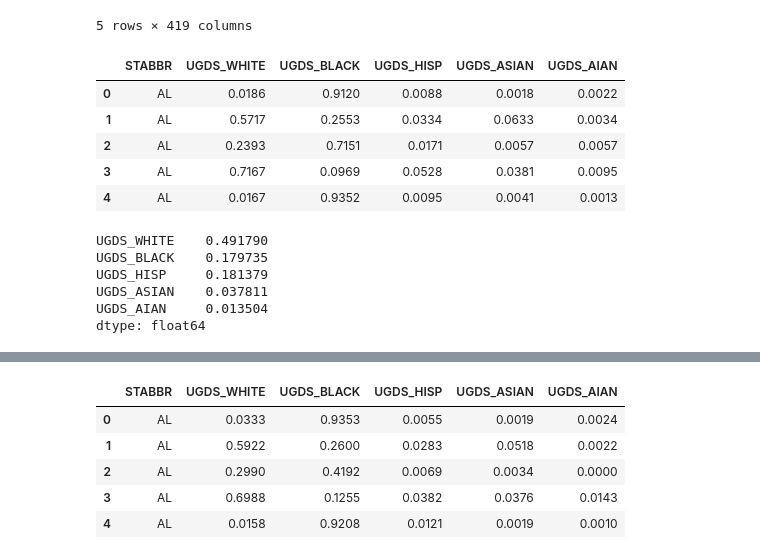
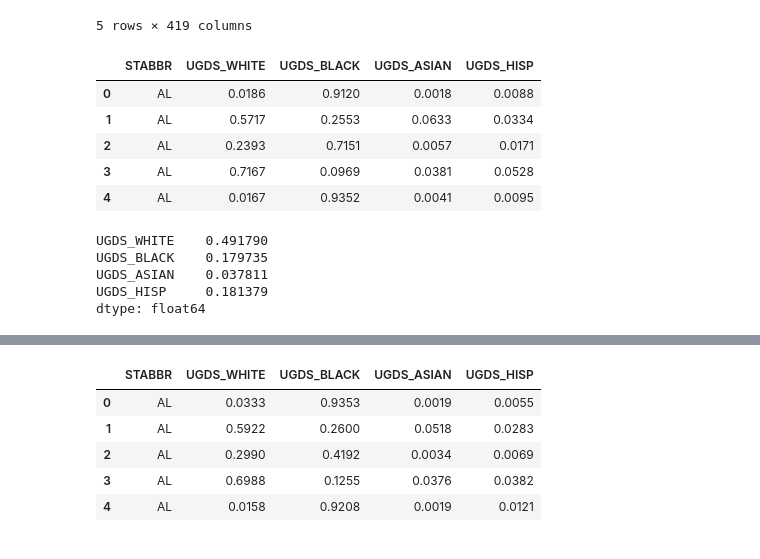
Before and after one commit to cullen-andrews/project-one, a Jupyter notebook: college_data.ipynb, the cells around one changed output, grey strips where cells are left out. Drawn from its saved outputs; the diff is of its cells as text; code cells hidden in the pictures.

```diff
--- a/college_data.ipynb
+++ b/college_data.ipynb
@@ -17,24 +19,24 @@ data_2018_df.head()
 | 4 | 4 | 100724 | 100500 | 1005 | Alabama State University | Montgomery | AL | 36104-0271 | 1 | 1 | ... |
 5 rows × 419 columns
 # %%
-csc_2018_df = data_2018_df.loc[:, ["STABBR","UGDS_WHITE", "UGDS_BLACK", "UGDS_HISP", "UGDS_ASIAN", "UGDS_AIAN"]]
+#UGDS_AIAN
+csc_2018_df = data_2018_df.loc[:, ["STABBR","UGDS_WHITE", "UGDS_BLACK", "UGDS_ASIAN", "UGDS_HISP"]]
 csc_2018_df.head()
 # %% [output]
-|  | STABBR | UGDS_WHITE | UGDS_BLACK | UGDS_HISP | UGDS_ASIAN | UGDS_AIAN |
-| 0 | AL | 0.0186 | 0.9120 | 0.0088 | 0.0018 | 0.0022 |
-| 1 | AL | 0.5717 | 0.2553 | 0.0334 | 0.0633 | 0.0034 |
-| 2 | AL | 0.2393 | 0.7151 | 0.0171 | 0.0057 | 0.0057 |
-| 3 | AL | 0.7167 | 0.0969 | 0.0528 | 0.0381 | 0.0095 |
-| 4 | AL | 0.0167 | 0.9352 | 0.0095 | 0.0041 | 0.0013 |
+|  | STABBR | UGDS_WHITE | UGDS_BLACK | UGDS_ASIAN | UGDS_HISP |
+| 0 | AL | 0.0186 | 0.9120 | 0.0018 | 0.0088 |
+| 1 | AL | 0.5717 | 0.2553 | 0.0633 | 0.0334 |
+| 2 | AL | 0.2393 | 0.7151 | 0.0057 | 0.0171 |
+| 3 | AL | 0.7167 | 0.0969 | 0.0381 | 0.0528 |
+| 4 | AL | 0.0167 | 0.9352 | 0.0041 | 0.0095 |
 # %%
 average_race_2018 = csc_2018_df.mean(axis=0)
 print(average_race_2018)
 # %% [output]
 UGDS_WHITE    0.491790
 UGDS_BLACK    0.179735
+UGDS_ASIAN    0.037811
 UGDS_HISP     0.181379
-UGDS_ASIAN    0.037811
-UGDS_AIAN     0.013504
 dtype: float64
 # %%
 data_2014 = "Resources/clean2014.csv"
@@ -49,15 +51,16 @@ data_2014_df.head()
 | 4 | 4 | 100724 | 100500 | 1005 | Alabama State University | Montgomery | AL | 36104-0271 | 1 | 1 | ... |
 5 rows × 419 columns
 # %%
-csc_2014_df = data_2014_df.loc[:, ["STABBR", "UGDS_WHITE", "UGDS_BLACK", "UGDS_HISP", "UGDS_ASIAN", "UGDS_AIAN"]]
+#"UGDS_AIAN"
+csc_2014_df = data_2014_df.loc[:, ["STABBR", "UGDS_WHITE", "UGDS_BLACK", "UGDS_ASIAN", "UGDS_HISP"]]
 csc_2014_df.head()
 # %% [output]
-|  | STABBR | UGDS_WHITE | UGDS_BLACK | UGDS_HISP | UGDS_ASIAN | UGDS_AIAN |
-| 0 | AL | 0.0333 | 0.9353 | 0.0055 | 0.0019 | 0.0024 |
-| 1 | AL | 0.5922 | 0.2600 | 0.0283 | 0.0518 | 0.0022 |
-| 2 | AL | 0.2990 | 0.4192 | 0.0069 | 0.0034 | 0.0000 |
-| 3 | AL | 0.6988 | 0.1255 | 0.0382 | 0.0376 | 0.0143 |
-| 4 | AL | 0.0158 | 0.9208 | 0.0121 | 0.0019 | 0.0010 |
+|  | STABBR | UGDS_WHITE | UGDS_BLACK | UGDS_ASIAN | UGDS_HISP |
+| 0 | AL | 0.0333 | 0.9353 | 0.0019 | 0.0055 |
+| 1 | AL | 0.5922 | 0.2600 | 0.0518 | 0.0283 |
+| 2 | AL | 0.2990 | 0.4192 | 0.0034 | 0.0069 |
+| 3 | AL | 0.6988 | 0.1255 | 0.0376 | 0.0382 |
+| 4 | AL | 0.0158 | 0.9208 | 0.0019 | 0.0121 |
 # %%
 average_race_2014 = csc_2014_df.mean(axis=0)
 print(average_race_2014)
```
Also changed, not shown: parts of 8 cells of this notebook, 3 other files.
